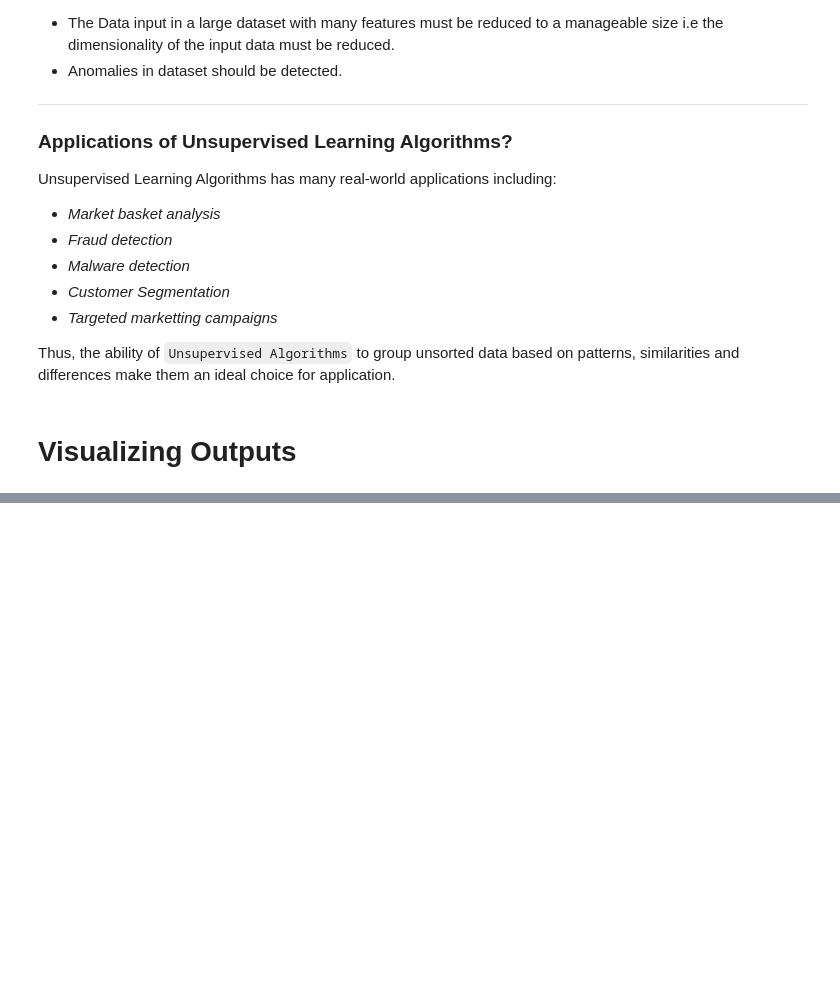
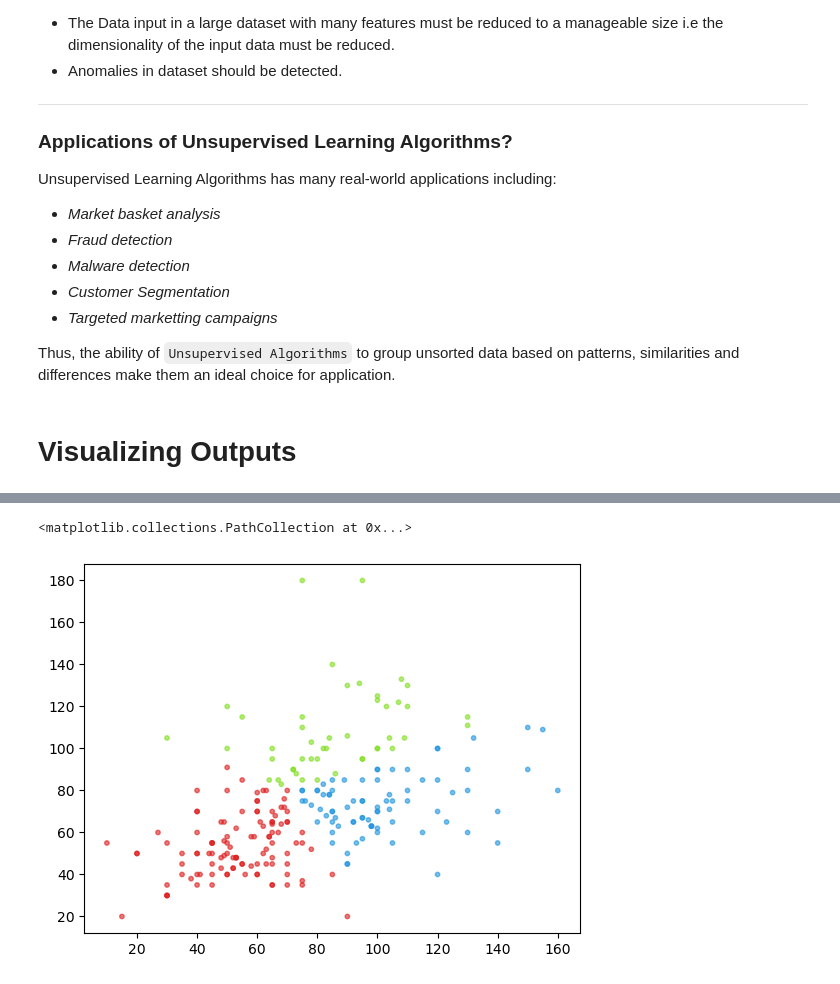
Before and after one commit to devmab24/3Logy-NDI-AI-ML-Crash, a Jupyter notebook: docs/ML_DL_models/Structured_data/UnSupervised-Learning/What_is_UnSupervised_Algorithms.ipynb, the cells around one changed output, grey strips where cells are left out. Cells and saved outputs as stored; diff of their text form; code cells hidden in the pictures; blank space fills up the shorter version.

```diff
--- a/docs/ML_DL_models/Structured_data/UnSupervised-Learning/What_is_UnSupervised_Algorithms.ipynb
+++ b/docs/ML_DL_models/Structured_data/UnSupervised-Learning/What_is_UnSupervised_Algorithms.ipynb
@@ -64,3 +64,7 @@ Unsupervised Learning Algorithms has many real-world applications including:
 Thus, the ability of `Unsupervised Algorithms` to group unsorted data based on patterns, similarities and differences make them an ideal choice for application.
 # %% [markdown]
 # Visualizing Outputs
+# %%
+import pandas as pd
+df = pd.read_csv(r"C:\Users\M.faisal\Desktop\ai_ml\ai_ml_projects\datasets\pokemon.csv")
+df.head()
@@ -66,0 +78,6 @@ Thus, the ability of `Unsupervised Algorithms` to group unsorted data based on p
+# %%
+#Let's drop the categorical varibles as we may not be able to plot them
+types = df['Type 1'].isin(['Grass', 'Fire', 'Water'])
+drop_cols = ['Type 1', 'Type 2', 'Generation', 'Legendary']
+df = df[types].drop(columns=drop_cols)
+df.head()
@@ -66,0 +155,12 @@ Thus, the ability of `Unsupervised Algorithms` to group unsorted data based on p
+# %%
+# Import plotting library
+import matplotlib.pyplot as plt
+
+# A Jupyter magic command (not standard Python). Forces plots to render inside the notebook output cell.
+%matplotlib inline
+
+# Scatter plot
+plt.scatter(df.Attack, df.Defense, c=df.c, alpha=0.6, s=10)
+# %% [output]
+<matplotlib.collections.PathCollection at 0x...>
+[figure, added]
```
Also changed, not shown: parts of 16 cells of this notebook.
